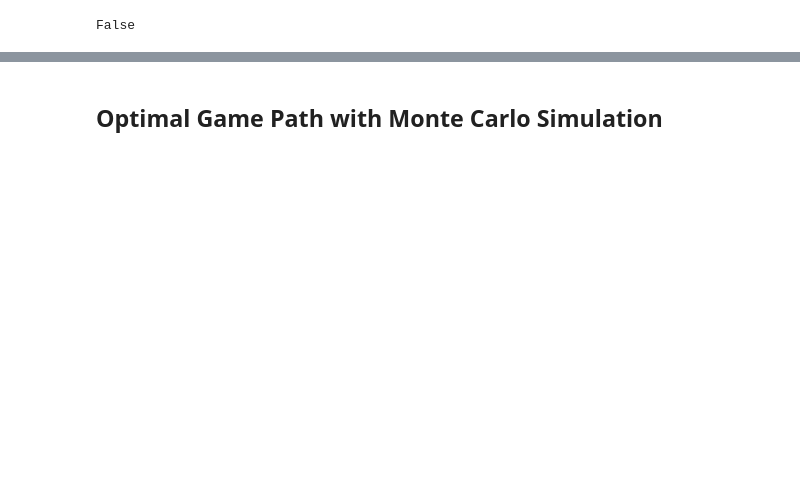
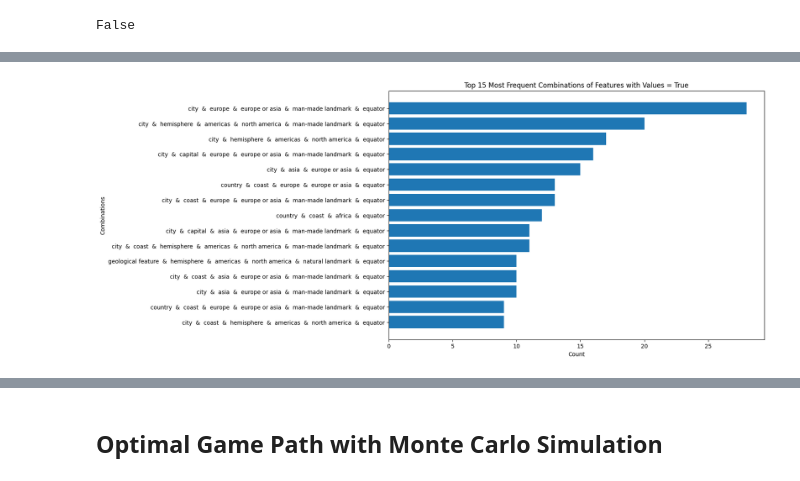
Before and after one commit to rkaicker/20qs, a Jupyter notebook: Decision-tree-Monte-Carlo-Naive.ipynb, the cells around one changed output, grey strips where cells are left out. Cells and saved outputs as stored; diff of their text form; code cells hidden in the pictures; blank space fills up the shorter version.

```diff
--- a/Decision-tree-Monte-Carlo-Naive.ipynb
+++ b/Decision-tree-Monte-Carlo-Naive.ipynb
@@ -181,0 +191,5 @@ plt.show()
+# %%
+places_df.set_index('keyword', inplace = True)
+places_df.drop(columns = ['place'], inplace = True)
+places_df = places_df.replace({'yes': 1, 'no': 0})
+places_df.head(10)
@@ -181,0 +226,4 @@ plt.show()
+# %%
+top_k_frequent_combinations(places_df, places_df.columns, k = 15)
+# %% [output]
+[figure, added]
```
Also changed, not shown: parts of 19 cells of this notebook, 23 other files.
